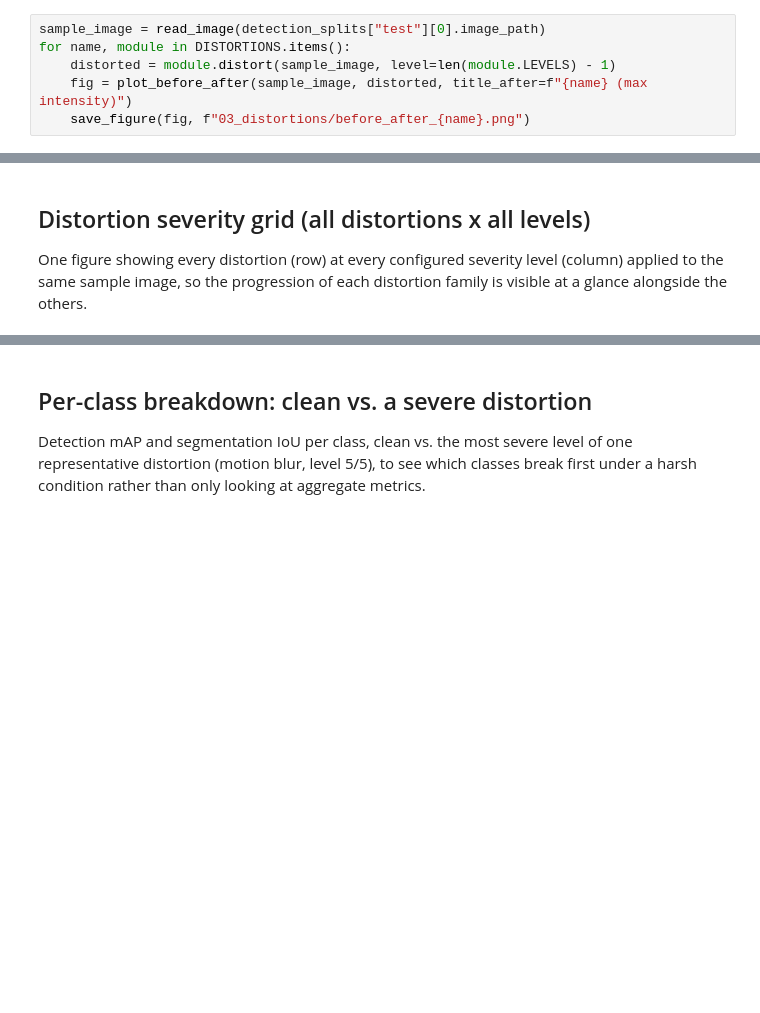
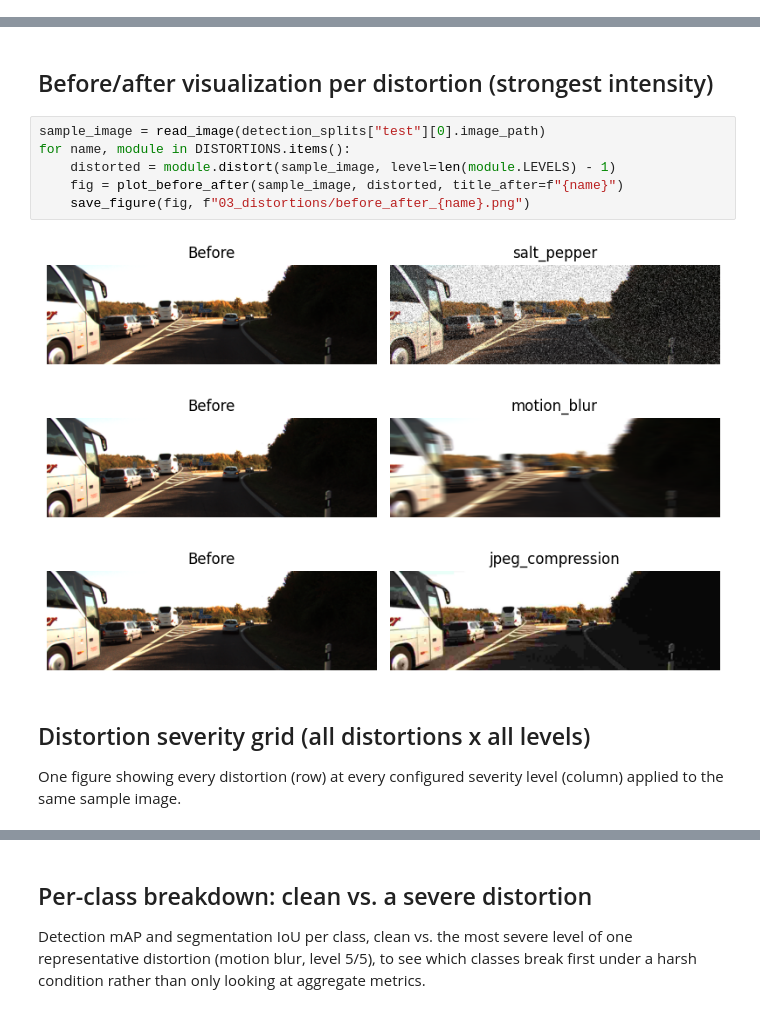
Before and after one commit to Shir-Siman-Tov/Image-Processing-Project, a Jupyter notebook: notebooks/03_distortions.ipynb, the cells around one changed output, grey strips where cells are left out. Saved outputs shown, nothing was run; the diff lists cells and outputs as text; blank space fills up the shorter version.

```diff
--- a/notebooks/03_distortions.ipynb
+++ b/notebooks/03_distortions.ipynb
@@ -64,6 +0,0 @@ clean_baseline = pd.read_csv(config.RESULTS_ROOT / "02_clean_baseline.csv").set_
-# %%
-sample_image = read_image(detection_splits["test"][0].image_path)
-for name, module in DISTORTIONS.items():
-    distorted = module.distort(sample_image, level=len(module.LEVELS) - 1)
-    fig = plot_before_after(sample_image, distorted, title_after=f"{name} (max intensity)")
-    save_figure(fig, f"03_distortions/before_after_{name}.png")
@@ -70,9 +82,20 @@ for name, module in DISTORTIONS.items():
+# %% [markdown]
+## Before/after visualization per distortion (strongest intensity)
+# %%
+sample_image = read_image(detection_splits["test"][0].image_path)
+for name, module in DISTORTIONS.items():
+    distorted = module.distort(sample_image, level=len(module.LEVELS) - 1)
+    fig = plot_before_after(sample_image, distorted, title_after=f"{name}")
+    save_figure(fig, f"03_distortions/before_after_{name}.png")
+# %% [output]
+[figure, added]
+[figure, added]
+[figure, added]
 # %% [markdown]
 ## Distortion severity grid (all distortions x all levels)
 
 One figure showing every distortion (row) at every configured severity level
-(column) applied to the same sample image, so the progression of each
-distortion family is visible at a glance alongside the others.
+(column) applied to the same sample image.
 # %%
 grid_images = []
 grid_titles = []
```
Also changed, not shown: parts of 24 cells of this notebook.
